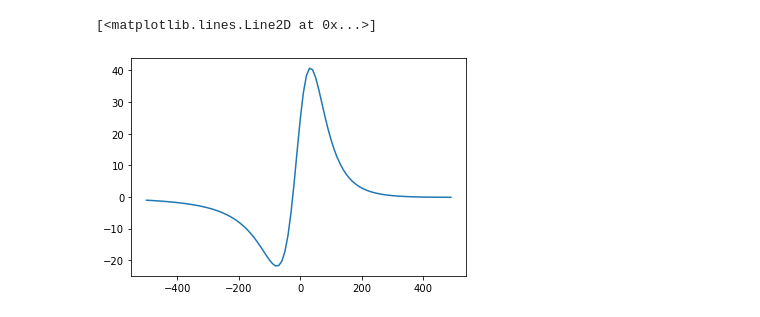
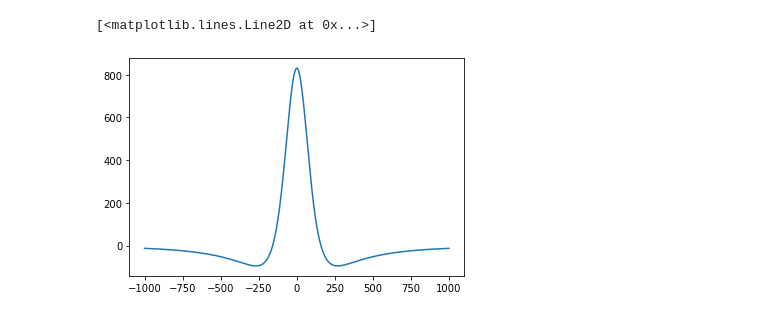
Before and after one commit to siwill22/mars, a Jupyter notebook: mbox.ipynb, the cells around one changed output. Saved outputs shown, nothing was run; the diff lists cells and outputs as text; code cells hidden in the pictures.

```diff
--- a/mbox.ipynb
+++ b/mbox.ipynb
@@ -103,31 +103,31 @@ def mbox(x0,y0,z0,x1,y1,z1,x2,y2,mi,md,fi,fd,m,theta):
 # %%
 # Values from Nimmo (2000)
 obs_x = 0.
 obs_y = 0.
-obs_z = 100.
-x1 = -10.
-x2 = 10.
+obs_z = -100.
+x1 = -50.
+x2 = 50.
 y1 = -1000.
 y2 = 1000.
 z1 = 5.
-mi = 60.
+mi = 90.
 md = 0.
-fi = 60.
+fi = 90.
 fd = 0.
 m = 10.
 theta = 0.
 
-layer_thickness = 10.
+layer_thickness = 100.
 
-profile_X = np.arange(-500.,500.,10.)
+profile_X = np.arange(-1000.,1000.,1.)
 profile_Z = []
 for obs_x in profile_X:
     t1 = mbox(obs_x,obs_y,obs_z,x1,y1,z1,x2,y2,mi,md,fi,fd,m,theta)
     t2 = mbox(obs_x,obs_y,obs_z,x1,y1,z1+layer_thickness,x2,y2,mi,md,fi,fd,m,theta)
     profile_Z.append(t1-t2)
     #profile_Z.append(t1)
 
 plt.plot(profile_X,profile_Z)
 # %% [output]
 [<matplotlib.lines.Line2D at 0x...>]
-[figure, old version]
+[figure, new version]
```
Also changed, not shown: parts of 4 cells of this notebook.
